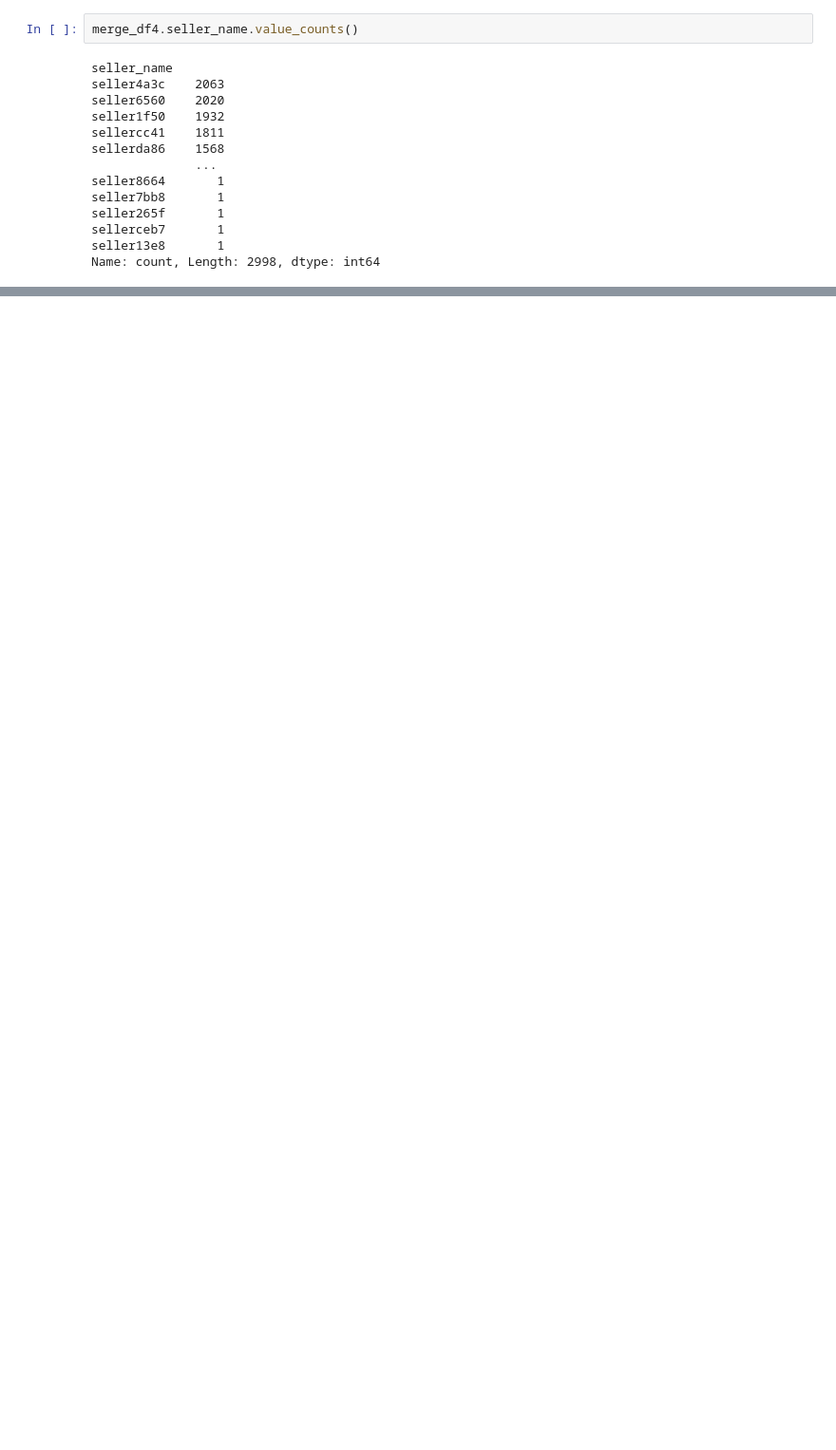
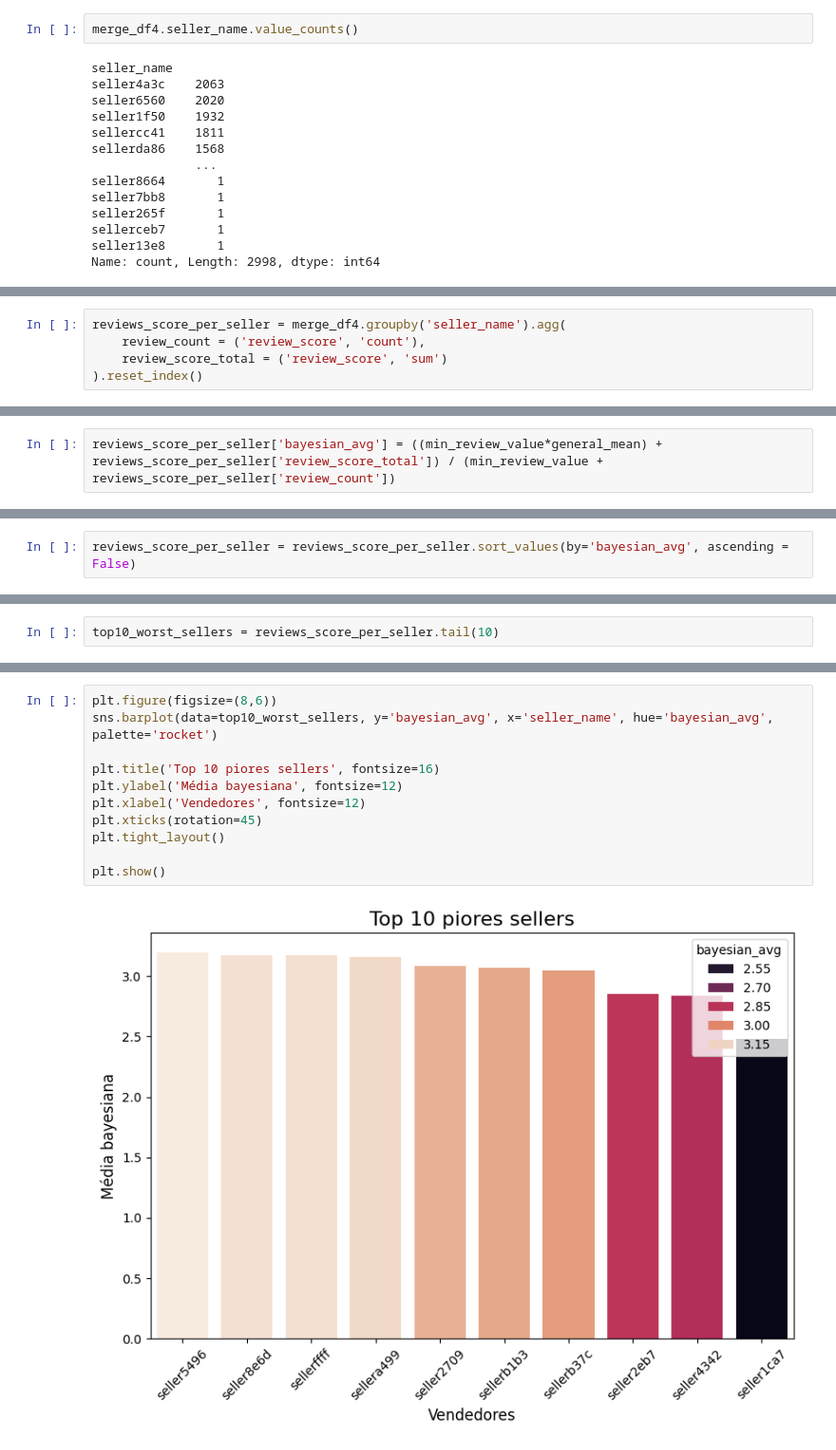
Before and after one commit to matsa0/desafio-sprint02-data-analysis, a Jupyter notebook: analise_exploratoria/analise_exploratoria.ipynb, the cells around one changed output, grey strips where cells are left out. Shown at 95% size. Cells and saved outputs as stored; diff of their text form; blank space fills up the shorter version.

```diff
--- a/analise_exploratoria/analise_exploratoria.ipynb
+++ b/analise_exploratoria/analise_exploratoria.ipynb
@@ -1281,0 +1311,5 @@ Name: count, Length: 2998, dtype: int64
+# %%
+reviews_score_per_seller = merge_df4.groupby('seller_name').agg(
+    review_count = ('review_score', 'count'),
+    review_score_total = ('review_score', 'sum')
+).reset_index()
@@ -1281,0 +1329,2 @@ Name: count, Length: 2998, dtype: int64
+# %%
+reviews_score_per_seller['bayesian_avg'] = ((min_review_value*general_mean) + reviews_score_per_seller['review_score_total']) / (min_review_value + reviews_score_per_seller['review_count'])
@@ -1281,0 +1349,2 @@ Name: count, Length: 2998, dtype: int64
+# %%
+reviews_score_per_seller = reviews_score_per_seller.sort_values(by='bayesian_avg', ascending = False)
@@ -1281,0 +1371,2 @@ Name: count, Length: 2998, dtype: int64
+# %%
+top10_worst_sellers = reviews_score_per_seller.tail(10)
@@ -1281,0 +1405,13 @@ Name: count, Length: 2998, dtype: int64
+# %%
+plt.figure(figsize=(8,6))
+sns.barplot(data=top10_worst_sellers, y='bayesian_avg', x='seller_name', hue='bayesian_avg', palette='rocket')
+
+plt.title('Top 10 piores sellers', fontsize=16)
+plt.ylabel('Média bayesiana', fontsize=12)
+plt.xlabel('Vendedores', fontsize=12)
+plt.xticks(rotation=45)
+plt.tight_layout()
+
+plt.show()
+# %% [output]
+[figure, added]
```
Also changed, not shown: parts of 28 cells of this notebook.
